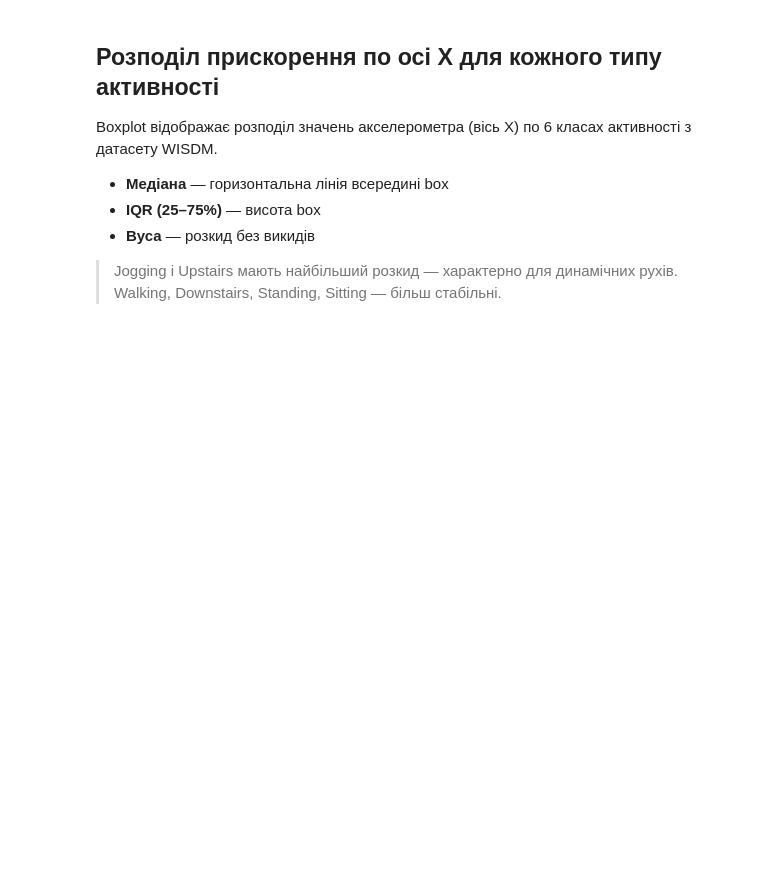
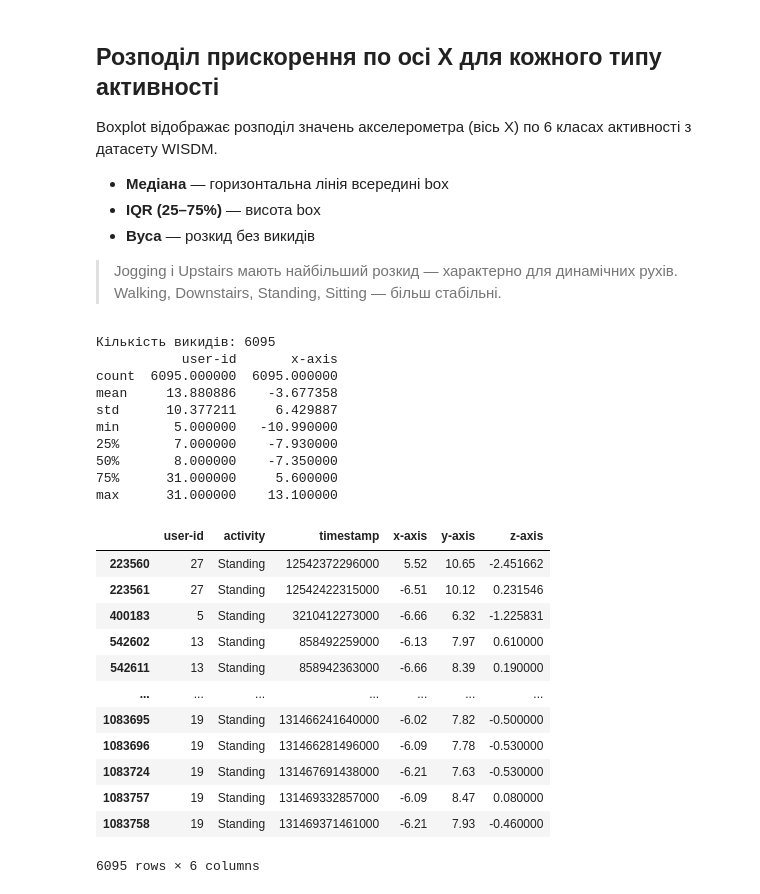
Before and after one commit to loo00r/esp32_cl_har, a Jupyter notebook: notebooks/CNN_training.ipynb, the cells around one changed output. Saved outputs shown, nothing was run; the diff lists cells and outputs as text; code cells hidden in the pictures; blank space fills up the shorter version.

Commit message:
feat: counting outlier

```diff
--- a/notebooks/CNN_training.ipynb
+++ b/notebooks/CNN_training.ipynb
@@ -115,3 +115,42 @@ Boxplot відображає розподіл значень акселером
 - **Вуса** — розкид без викидів
 
 > Jogging і Upstairs мають найбільший розкид — характерно для динамічних рухів. Walking, Downstairs, Standing, Sitting — більш стабільні.
+# %%
+standing = df[df['activity'] == 'Standing']
+
+Q1 = standing['x-axis'].quantile(0.25)
+Q3 = standing['x-axis'].quantile(0.75)
+IQR = Q3 - Q1
+
+outliers = standing[
+  (standing['x-axis'] < Q1 - 1.5 * IQR) |
+  (standing['x-axis'] > Q3 + 1.5 * IQR)
+]
+
+print(f"Кількість викидів: {len(outliers)}")
+print(outliers[['user-id', 'activity', 'x-axis']].describe())
+outliers
+# %% [output]
+Кількість викидів: 6095
+           user-id       x-axis
+count  6095.000000  6095.000000
+mean     13.880886    -3.677358
+std      10.377211     6.429887
+min       5.000000   -10.990000
+25%       7.000000    -7.930000
+50%       8.000000    -7.350000
+75%      31.000000     5.600000
+max      31.000000    13.100000
+|  | user-id | activity | timestamp | x-axis | y-axis | z-axis |
+| 223560 | 27 | Standing | 12542372296000 | 5.52 | 10.65 | -2.451662 |
+| 223561 | 27 | Standing | 12542422315000 | -6.51 | 10.12 | 0.231546 |
+| 400183 | 5 | Standing | 3210412273000 | -6.66 | 6.32 | -1.225831 |
+| 542602 | 13 | Standing | 858492259000 | -6.13 | 7.97 | 0.610000 |
+| 542611 | 13 | Standing | 858942363000 | -6.66 | 8.39 | 0.190000 |
+| ... | ... | ... | ... | ... | ... | ... |
+| 1083695 | 19 | Standing | 131466241640000 | -6.02 | 7.82 | -0.500000 |
+| 1083696 | 19 | Standing | 131466281496000 | -6.09 | 7.78 | -0.530000 |
+| 1083724 | 19 | Standing | 131467691438000 | -6.21 | 7.63 | -0.530000 |
+| 1083757 | 19 | Standing | 131469332857000 | -6.09 | 8.47 | 0.080000 |
+| 1083758 | 19 | Standing | 131469371461000 | -6.21 | 7.93 | -0.460000 |
+6095 rows × 6 columns
```
Also changed, not shown: parts of 1 cell of this notebook.
